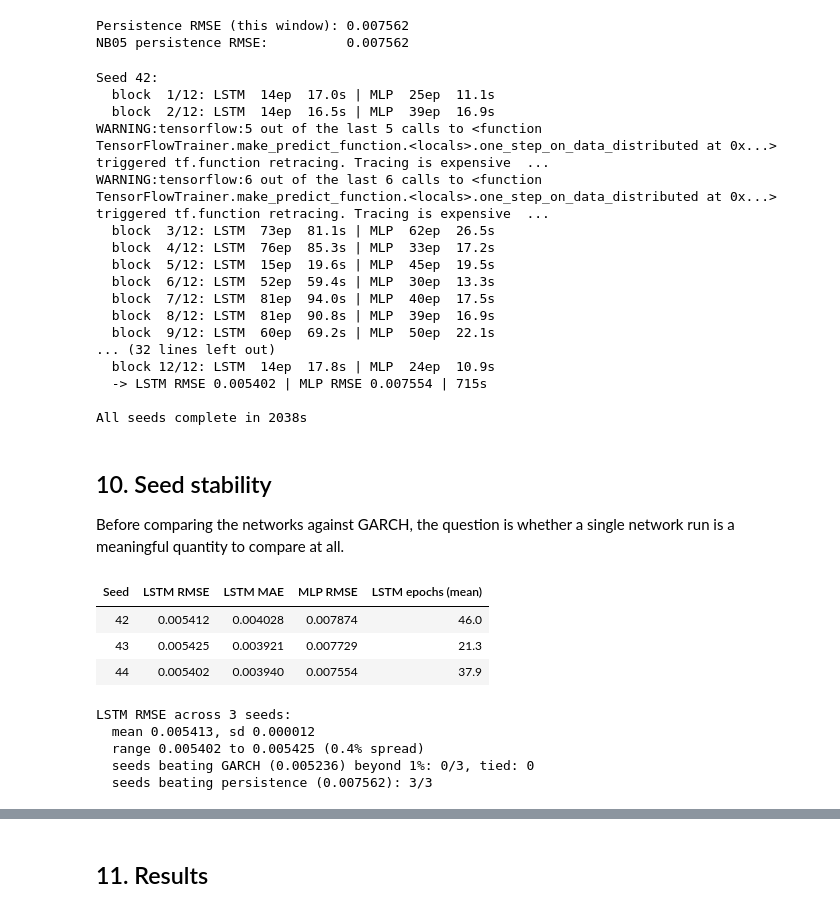
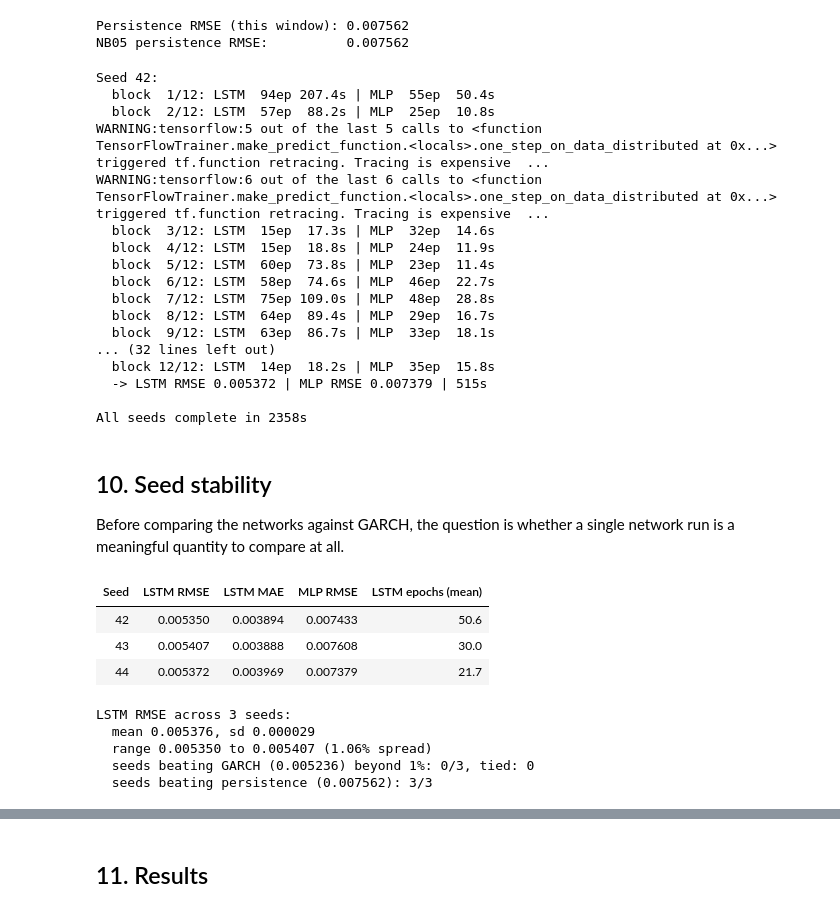
Before and after one commit to Mena-Beshara/sp500-market-intelligence-system, a Jupyter notebook: notebooks/06_deep_learning_comparison.ipynb, the cells around one changed output, grey strips where cells are left out. Drawn from its saved outputs; the diff is of its cells as text; code cells hidden in the pictures.

```diff
--- a/notebooks/06_deep_learning_comparison.ipynb
+++ b/notebooks/06_deep_learning_comparison.ipynb
@@ -435,7 +446,7 @@ def build_lstm(lookback, n_features, units=LSTM_UNITS):
 
 
 def build_mlp(lookback, n_features, hidden=MLP_HIDDEN):
-    """Feed-forward baseline: same inputs, no sequential structure."""
+    """Feed-forward baseline: same inputs, flattened, no recurrence."""
     model = Sequential([
         Input(shape=(lookback, n_features)),
         Flatten(),
@@ -490,8 +501,7 @@ def run_walk_forward(seed, verbose=True):
 
     Returns a dict with forecasts, timings, epoch counts and training
     histories. Everything except the seed is identical across calls, so
-    differences between returned results are attributable to the seed and to
-    the non-determinism the seed does not control.
+    differences between returned results are attributable to the seed alone.
     """
     n_blocks = (TEST_SIZE + REFIT_EVERY - 1) // REFIT_EVERY
     lstm_fc = np.zeros(TEST_SIZE)
@@ -526,7 +536,11 @@ def run_walk_forward(seed, verbose=True):
                            monitor='val_loss')
 
         # ── LSTM ──
-        tf.random.set_seed(seed + block)
+        # Seeds Python's random module, NumPy and TensorFlow together.
+        # Keras 3 draws weight initialisation and dropout from Python's
+        # random module, which tf.random.set_seed alone does not reach.
+        # seed * 100 + block gives every refit of every seed its own seed.
+        tf.keras.utils.set_random_seed(seed * 100 + block)
         lstm_model = build_lstm(LOOKBACK, n_features)
         t0 = time.perf_counter()
         h = lstm_model.fit(X_fit, y_fit, validation_data=(X_val, y_val),
@@ -539,7 +553,7 @@ def run_walk_forward(seed, verbose=True):
             X_test_scaled, verbose=0).flatten()
 
         # ── MLP ──
-        tf.random.set_seed(seed + block)
+        tf.keras.utils.set_random_seed(seed * 100 + block)
         mlp_model = build_mlp(LOOKBACK, n_features)
         t0 = time.perf_counter()
         h = mlp_model.fit(X_fit, y_fit, validation_data=(X_val, y_val),
@@ -636,22 +650,22 @@ pers_errors = actual - persistence
 print(f'All seeds complete in {wf_total:.0f}s')
 # %% [output]
 Seed 42:
-  block  1/12: LSTM  14ep  17.0s | MLP  25ep  11.1s
-  block  2/12: LSTM  14ep  16.5s | MLP  39ep  16.9s
+  block  1/12: LSTM  94ep 207.4s | MLP  55ep  50.4s
+  block  2/12: LSTM  57ep  88.2s | MLP  25ep  10.8s
 WARNING:tensorflow:5 out of the last 5 calls to <function TensorFlowTrainer.make_predict_function.<locals>.one_step_on_data_distributed at 0x...> triggered tf.function retracing. Tracing is expensive  ...
 WARNING:tensorflow:6 out of the last 6 calls to <function TensorFlowTrainer.make_predict_function.<locals>.one_step_on_data_distributed at 0x...> triggered tf.function retracing. Tracing is expensive  ...
-  block  3/12: LSTM  73ep  81.1s | MLP  62ep  26.5s
-  block  4/12: LSTM  76ep  85.3s | MLP  33ep  17.2s
-  block  5/12: LSTM  15ep  19.6s | MLP  45ep  19.5s
-  block  6/12: LSTM  52ep  59.4s | MLP  30ep  13.3s
-  block  7/12: LSTM  81ep  94.0s | MLP  40ep  17.5s
-  block  8/12: LSTM  81ep  90.8s | MLP  39ep  16.9s
-  block  9/12: LSTM  60ep  69.2s | MLP  50ep  22.1s
+  block  3/12: LSTM  15ep  17.3s | MLP  32ep  14.6s
+  block  4/12: LSTM  15ep  18.8s | MLP  24ep  11.9s
+  block  5/12: LSTM  60ep  73.8s | MLP  23ep  11.4s
+  block  6/12: LSTM  58ep  74.6s | MLP  46ep  22.7s
+  block  7/12: LSTM  75ep 109.0s | MLP  48ep  28.8s
+  block  8/12: LSTM  64ep  89.4s | MLP  29ep  16.7s
+  block  9/12: LSTM  63ep  86.7s | MLP  33ep  18.1s
 ... (32 lines left out)
-  block 12/12: LSTM  14ep  17.8s | MLP  24ep  10.9s
-  -> LSTM RMSE 0.005402 | MLP RMSE 0.007554 | 715s
+  block 12/12: LSTM  14ep  18.2s | MLP  35ep  15.8s
+  -> LSTM RMSE 0.005372 | MLP RMSE 0.007379 | 515s
 
-All seeds complete in 2038s
+All seeds complete in 2358s
 # %% [markdown]
 ## 10. Seed stability
 
@@ -686,40 +700,40 @@ lstm_spread_pct = (lstm_rmse_max - lstm_rmse_min) / lstm_rmse_min * 100
 mlp_rmse_mean = mlp_rmses.mean()
 mlp_rmse_sd = mlp_rmses.std(ddof=1) if len(mlp_rmses) > 1 else 0.0
 mlp_spread_pct = (mlp_rmses.max() - mlp_rmses.min()) / mlp_rmses.min() * 100
 
 # Does the seed change the answer to the notebook's question?
 # Seeds are counted with the same materiality rule as the primary-seed
 # comparison in section 11: within the threshold is a tie, not a win.
 lstm_garch_rel_by_seed = (lstm_rmses - GARCH_RMSE) / GARCH_RMSE
 seeds_beating_garch = int((lstm_garch_rel_by_seed <= -RMSE_MATERIAL).sum())
 seeds_tied_garch = int((np.abs(lstm_garch_rel_by_seed) < RMSE_MATERIAL).sum())
 seeds_beating_pers = int((lstm_rmses < pers_rmse_check).sum())
 # The MLP is counted the same way. Sections 15 and 16 decide on these
 # across-seed flags rather than on the primary seed alone (decided 2026-10-26).
 mlp_garch_rel_by_seed = (mlp_rmses - GARCH_RMSE) / GARCH_RMSE
 mlp_seeds_beating_garch = int((mlp_garch_rel_by_seed <= -RMSE_MATERIAL).sum())
 mlp_seeds_tied_garch = int((np.abs(mlp_garch_rel_by_seed) < RMSE_MATERIAL).sum())
 network_beat_garch_any_seed = (seeds_beating_garch > 0
                                or mlp_seeds_beating_garch > 0)
 network_tied_garch_any_seed = (seeds_tied_garch > 0
                                or mlp_seeds_tied_garch > 0)
 
 print(f'LSTM RMSE across {len(SEED_LIST)} seeds:')
 print(f'  mean {lstm_rmse_mean:.6f}, sd {lstm_rmse_sd:.6f}')
 print(f'  range {lstm_rmse_min:.6f} to {lstm_rmse_max:.6f} '
-      f'({lstm_spread_pct:.1f}% spread)')
+      f'({lstm_spread_pct:.2f}% spread)')
 print(f'  seeds beating GARCH ({GARCH_RMSE:.6f}) beyond {RMSE_MATERIAL:.0%}: '
       f'{seeds_beating_garch}/{len(SEED_LIST)}, tied: {seeds_tied_garch}')
 print(f'  seeds beating persistence ({pers_rmse_check:.6f}): '
       f'{seeds_beating_pers}/{len(SEED_LIST)}')
 # %% [output]
 | Seed | LSTM RMSE | LSTM MAE | MLP RMSE | LSTM epochs (mean) |
-| 42 | 0.005412 | 0.004028 | 0.007874 | 46.0 |
-| 43 | 0.005425 | 0.003921 | 0.007729 | 21.3 |
-| 44 | 0.005402 | 0.003940 | 0.007554 | 37.9 |
+| 42 | 0.005350 | 0.003894 | 0.007433 | 50.6 |
+| 43 | 0.005407 | 0.003888 | 0.007608 | 30.0 |
+| 44 | 0.005372 | 0.003969 | 0.007379 | 21.7 |
 LSTM RMSE across 3 seeds:
-  mean 0.005413, sd 0.000012
-  range 0.005402 to 0.005425 (0.4% spread)
+  mean 0.005376, sd 0.000029
+  range 0.005350 to 0.005407 (1.06% spread)
   seeds beating GARCH (0.005236) beyond 1%: 0/3, tied: 0
   seeds beating persistence (0.007562): 3/3
 # %%
```
Also changed, not shown: parts of 24 cells of this notebook, 4 other files.
